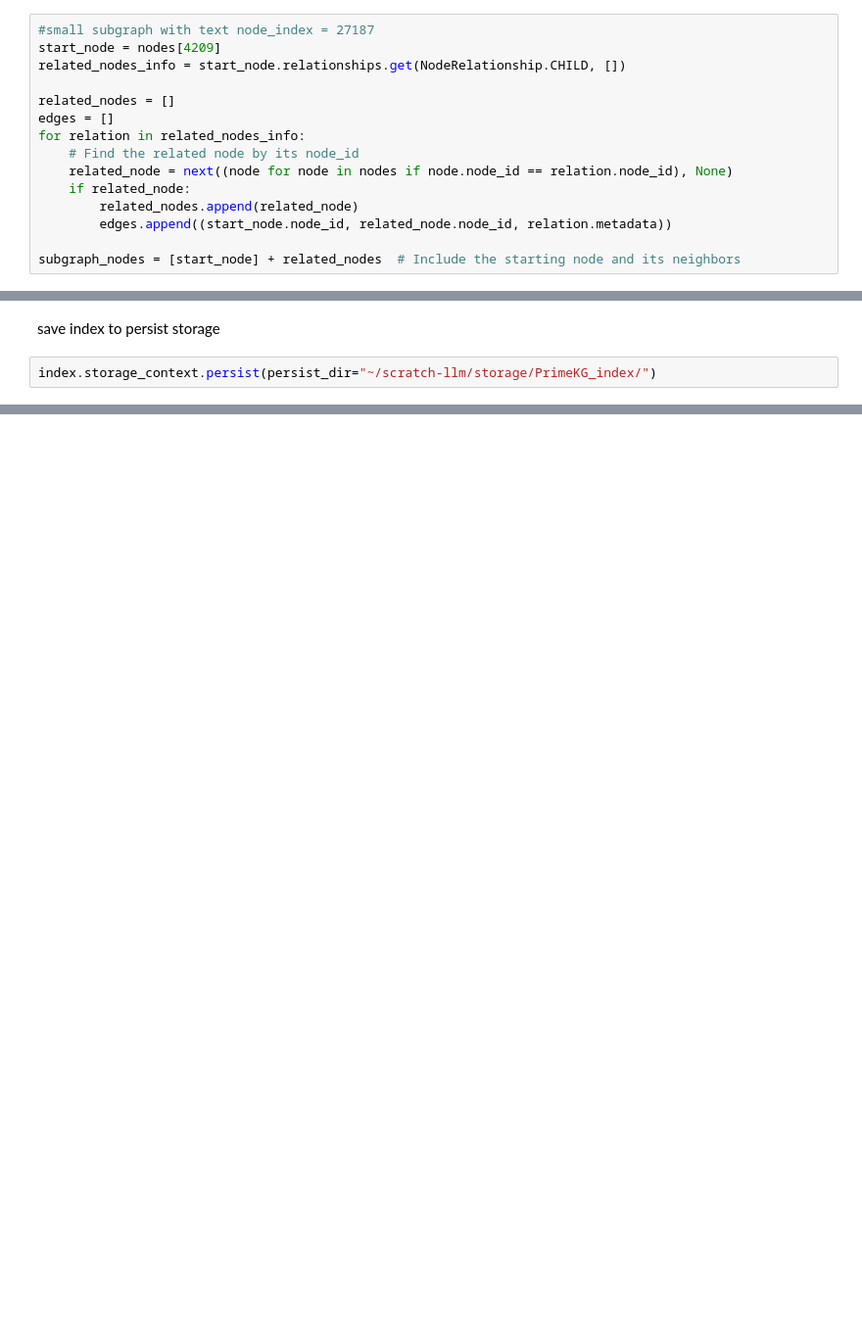
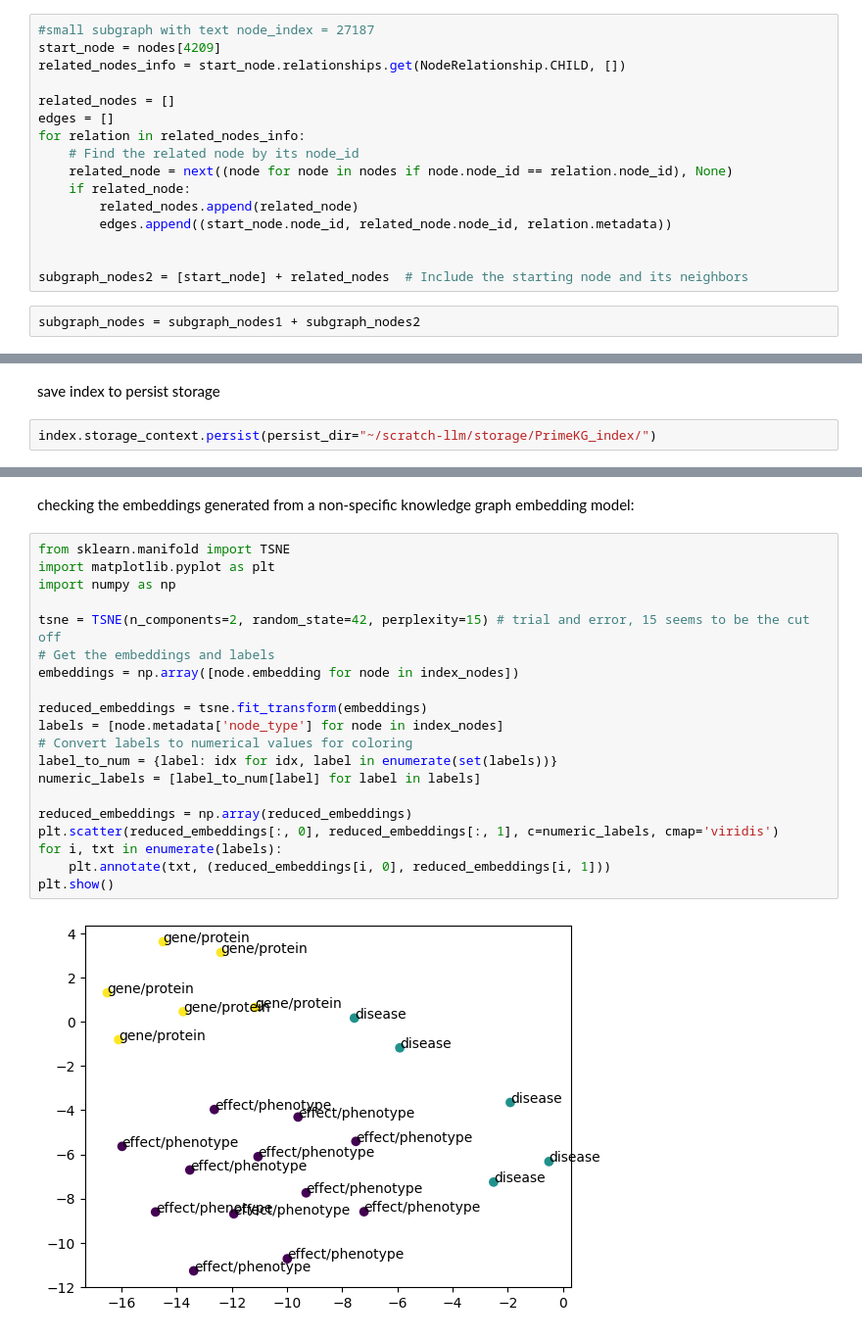
Before and after one commit to laurasck14/KG-RAG, a Jupyter notebook: create_graph.ipynb, the cells around one changed output, grey strips where cells are left out. Shown: that part at 98% size. Cells and saved outputs as stored; diff of their text form; blank space fills up the shorter version.

Commit message:
starting on node embeddings evaluation

```diff
--- a/create_graph.ipynb
+++ b/create_graph.ipynb
@@ -432,7 +421,10 @@ for relation in related_nodes_info:
         related_nodes.append(related_node)
         edges.append((start_node.node_id, related_node.node_id, relation.metadata))
 
-subgraph_nodes = [start_node] + related_nodes  # Include the starting node and its neighbors
+
+subgraph_nodes2 = [start_node] + related_nodes  # Include the starting node and its neighbors
+# %%
+subgraph_nodes = subgraph_nodes1 + subgraph_nodes2
 # %% [markdown]
 ## Generate index
 # %% [markdown]
@@ -551,0 +517,24 @@ index.storage_context.persist(persist_dir="~/scratch-llm/storage/PrimeKG_index/"
+# %% [markdown]
+checking the embeddings generated from a non-specific knowledge graph embedding model:
+# %%
+from sklearn.manifold import TSNE
+import matplotlib.pyplot as plt
+import numpy as np
+
+tsne = TSNE(n_components=2, random_state=42, perplexity=15) # trial and error, 15 seems to be the cut off
+# Get the embeddings and labels
+embeddings = np.array([node.embedding for node in index_nodes])
+
+reduced_embeddings = tsne.fit_transform(embeddings)
+labels = [node.metadata['node_type'] for node in index_nodes]
+# Convert labels to numerical values for coloring
+label_to_num = {label: idx for idx, label in enumerate(set(labels))}
+numeric_labels = [label_to_num[label] for label in labels]
+
+reduced_embeddings = np.array(reduced_embeddings)
+plt.scatter(reduced_embeddings[:, 0], reduced_embeddings[:, 1], c=numeric_labels, cmap='viridis')
+for i, txt in enumerate(labels):
+    plt.annotate(txt, (reduced_embeddings[i, 0], reduced_embeddings[i, 1]))
+plt.show()
+# %% [output]
+[figure, added]
```
Also changed, not shown: parts of 21 cells of this notebook.
